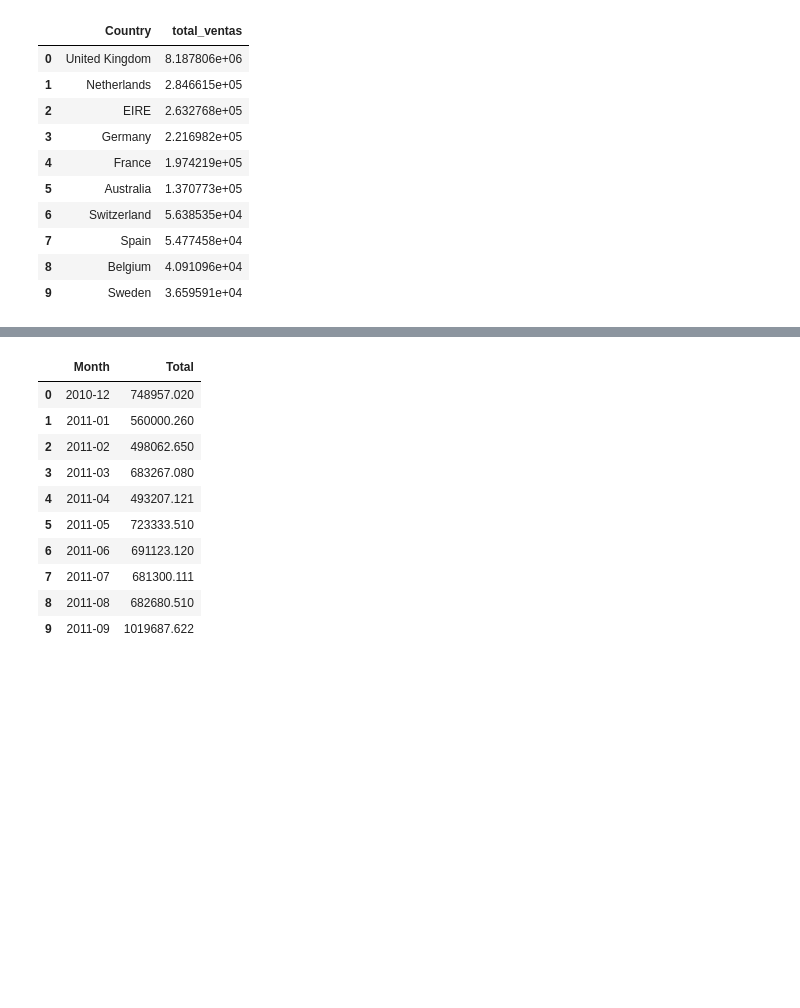
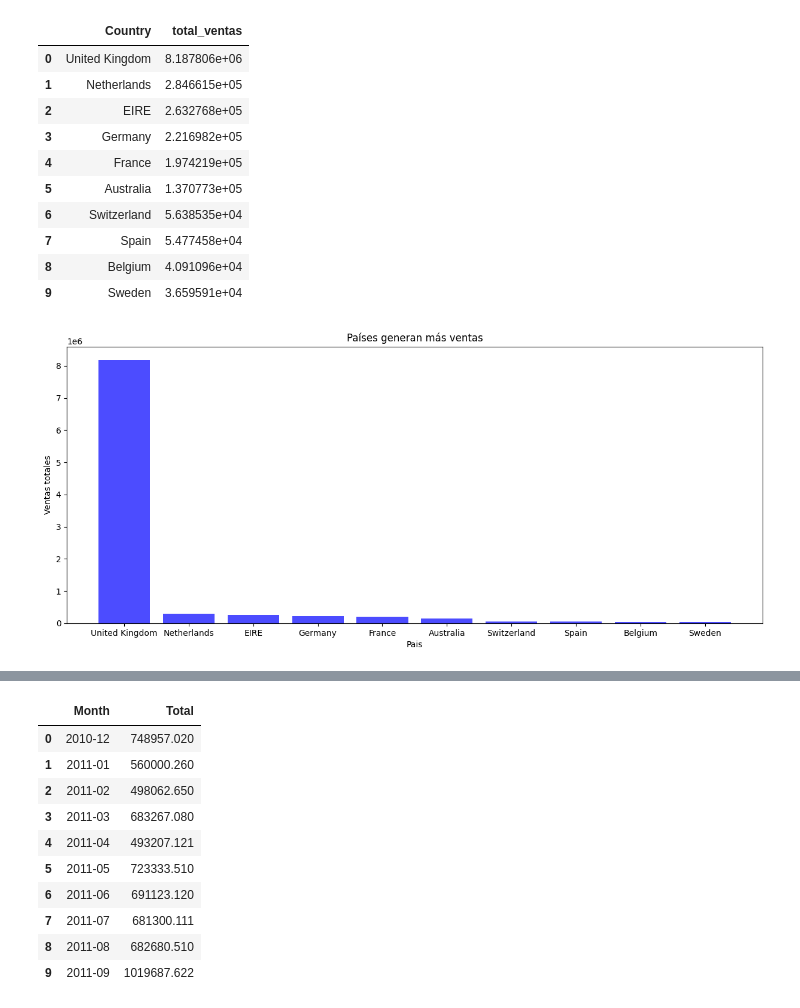
Before and after one commit to StalkerData/Ciencia_de_Datos, a Jupyter notebook: Nivel_2/analisis_ventas_sql/notebooks/analisis_ventas.ipynb, the cells around one changed output, grey strips where cells are left out. Drawn from its saved outputs; the diff is of its cells as text; code cells hidden in the pictures; blank space fills up the shorter version.

```diff
--- a/Nivel_2/analisis_ventas_sql/notebooks/analisis_ventas.ipynb
+++ b/Nivel_2/analisis_ventas_sql/notebooks/analisis_ventas.ipynb
@@ -122,3 +130,40 @@ memory usage: 33.1+ MB
+# %%
+def crear_grafica_lineas(eje_x, eje_y, titulo, etiqueta_x, etiqueta_y, grid=True, color="blue", label=None, nombre=None):
+    """
+    Genera un gráfico de líneas para series temporales y lo guarda opcionalmente.
+    """
+    plt.figure(figsize=(15, 6))
+    plt.plot(eje_x, eje_y, linestyle="-", color=color, label=label, linewidth=2)
+    plt.title(titulo, fontsize=14, fontweight='bold')
+    plt.xlabel(etiqueta_x)
+    plt.ylabel(etiqueta_y)
+
+    if label:
+        plt.legend()
+    plt.grid(grid)
+
+    #if nombre:
+    #    path = f"../results/{nombre}.png"
+    #    plt.savefig(path, bbox_inches="tight", dpi=200)
+    #    print(f"Gráfico guardado en: {path}")
+
+    plt.show()
+    plt.close()
+
+def crear_grafica_barras(eje_x, eje_y, titulo, etiqueta_x, etiqueta_y, grid=True, color="blue", label=None, nombre=None):
+    # Crear el gráfico de barras
+    plt.figure(figsize=(15, 6))
+    plt.bar(eje_x, eje_y,color=color, label=label,alpha=0.7)
+    plt.xlabel(etiqueta_x)
+    plt.ylabel(etiqueta_y)
+    plt.title(titulo)
+    if label:
+        plt.legend()
+    plt.grid(grid)
+
+    # Mostrar el gráfico
+    plt.show()
+    plt.close()
 # %%
 # ¿Cuáles son los ingresos totales?
 query = """
@@ -140,7 +185,8 @@ query = """
     GROUP BY Country
     ORDER BY total_ventas DESC;
 """
-duckdb.sql(query).df().head(10)
+df_pais_ventas=duckdb.sql(query).df().head(10)
+df_pais_ventas
 # %% [output]
 |  | Country | total_ventas |
 | 0 | United Kingdom | 8.187806e+06 |
@@ -153,6 +199,10 @@ duckdb.sql(query).df().head(10)
 | 7 | Spain | 5.477458e+04 |
 | 8 | Belgium | 4.091096e+04 |
 | 9 | Sweden | 3.659591e+04 |
+# %%
+crear_grafica_barras(df_pais_ventas['Country'].astype(str),df_pais_ventas['total_ventas'], 'Países generan más ventas','Pais','Ventas totales',False)
+# %% [output]
+[figure, added]
 # %%
 # ¿Cuáles son los productos más vendidos?
 query="""
```
Also changed, not shown: parts of 11 cells of this notebook.
